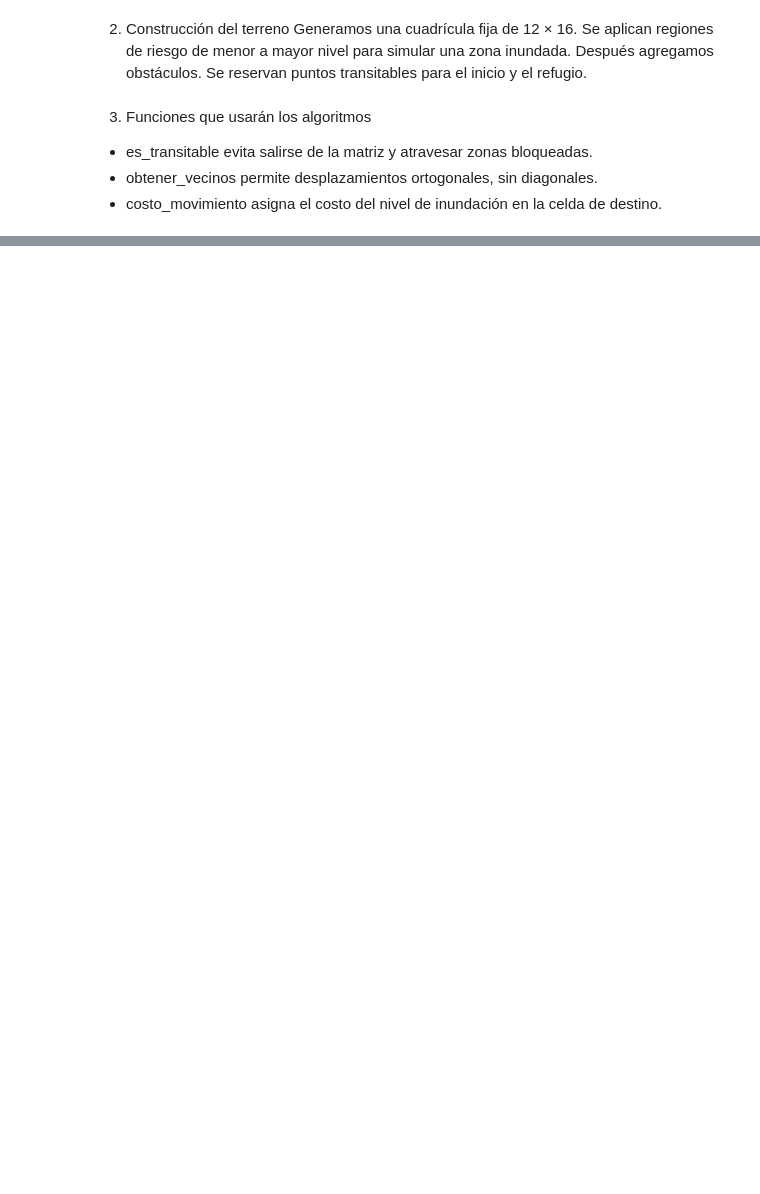
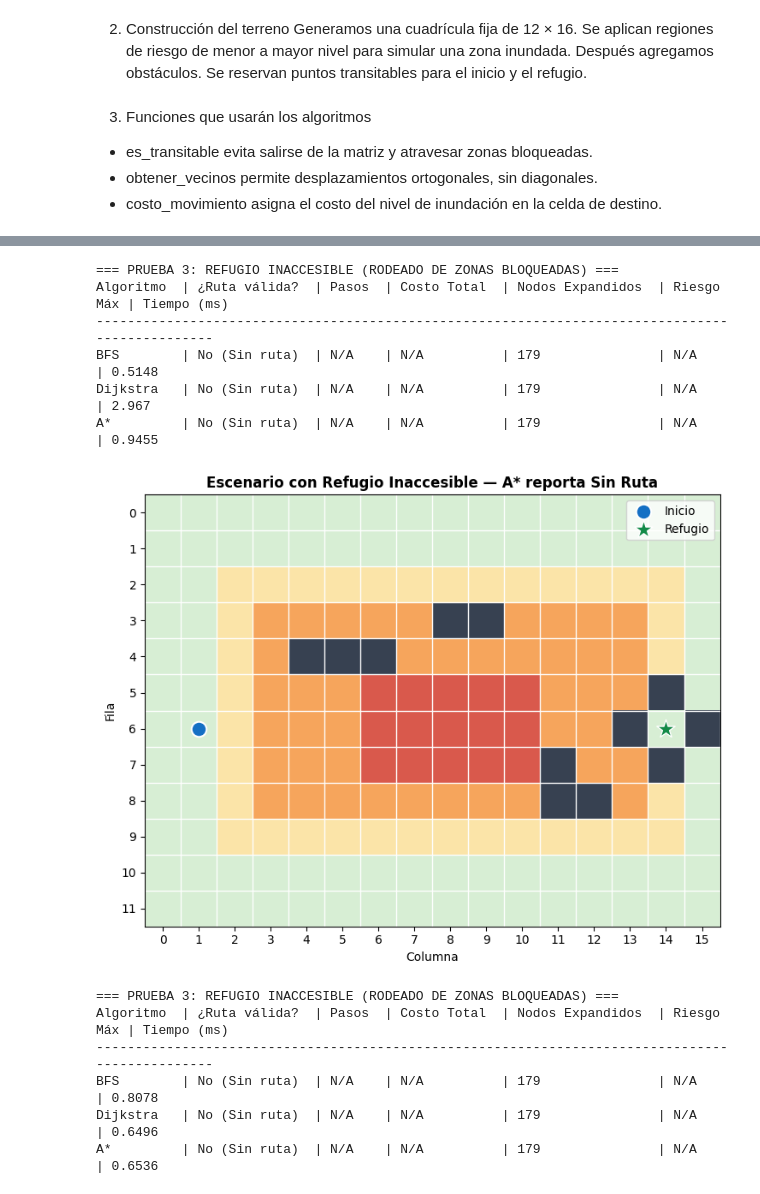
Before and after one commit to gretelZavaleta/laberinto-inundaciones-ia, a Jupyter notebook: laberinto_inundaciones_ia.ipynb, the cells around one changed output, grey strips where cells are left out. Saved outputs shown, nothing was run; the diff lists cells and outputs as text; code cells hidden in the pictures; blank space fills up the shorter version.

```diff
--- a/laberinto_inundaciones_ia.ipynb
+++ b/laberinto_inundaciones_ia.ipynb
@@ -710,0 +486,23 @@ El terreno original y los algoritmos no fueron modificados.
+# %%
+print("=== PRUEBA 3: REFUGIO INACCESIBLE (RODEADO DE ZONAS BLOQUEADAS) ===")
+terreno_aislado = terreno
+for vecino_ref in obtener_vecinos(terreno, REFUGIO):
+    terreno_aislado = modificar_terreno(terreno_aislado, vecino_ref, BLOQUEADO)
+
+res_aislado = comparar_estrategias(terreno_aislado, mostrar_graficas=False)
+assert all(r["ruta"] is None for r in res_aislado), "Error: ningún algoritmo debería encontrar ruta."
+visualizar_ruta(terreno_aislado, res_aislado[2], titulo="Escenario con Refugio Inaccesible — A* reporta Sin Ruta")
+# %% [output]
+=== PRUEBA 3: REFUGIO INACCESIBLE (RODEADO DE ZONAS BLOQUEADAS) ===
+Algoritmo  | ¿Ruta válida?  | Pasos  | Costo Total  | Nodos Expandidos  | Riesgo Máx | Tiempo (ms)
+------------------------------------------------------------------------------------------------
+BFS        | No (Sin ruta)  | N/A    | N/A          | 179               | N/A        | 0.5148
+Dijkstra   | No (Sin ruta)  | N/A    | N/A          | 179               | N/A        | 2.967
+A*         | No (Sin ruta)  | N/A    | N/A          | 179               | N/A        | 0.9455
+[figure, added]
+=== PRUEBA 3: REFUGIO INACCESIBLE (RODEADO DE ZONAS BLOQUEADAS) ===
+Algoritmo  | ¿Ruta válida?  | Pasos  | Costo Total  | Nodos Expandidos  | Riesgo Máx | Tiempo (ms)
+------------------------------------------------------------------------------------------------
+BFS        | No (Sin ruta)  | N/A    | N/A          | 179               | N/A        | 0.8078
+Dijkstra   | No (Sin ruta)  | N/A    | N/A          | 179               | N/A        | 0.6496
+A*         | No (Sin ruta)  | N/A    | N/A          | 179               | N/A        | 0.6536
```
Also changed, not shown: parts of 32 cells of this notebook.
